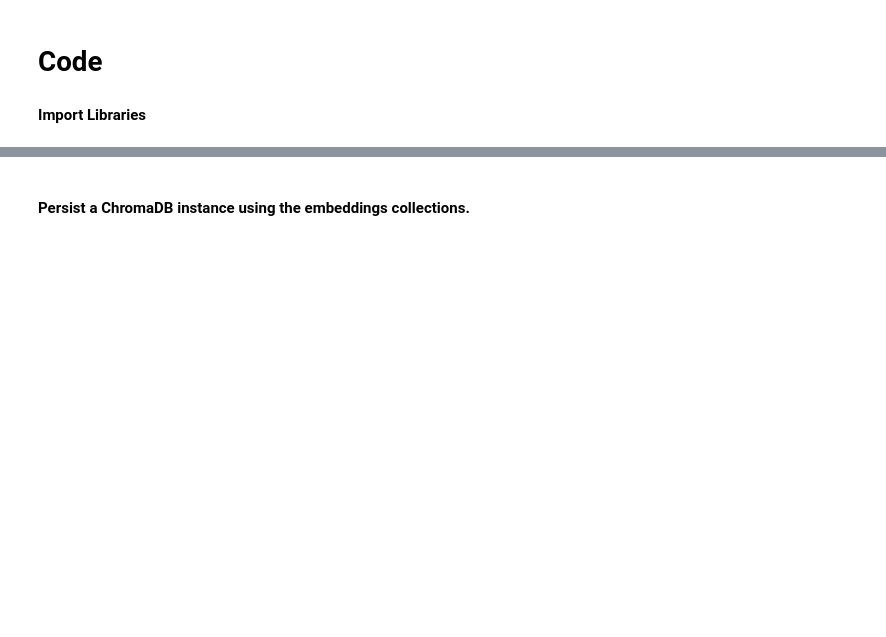
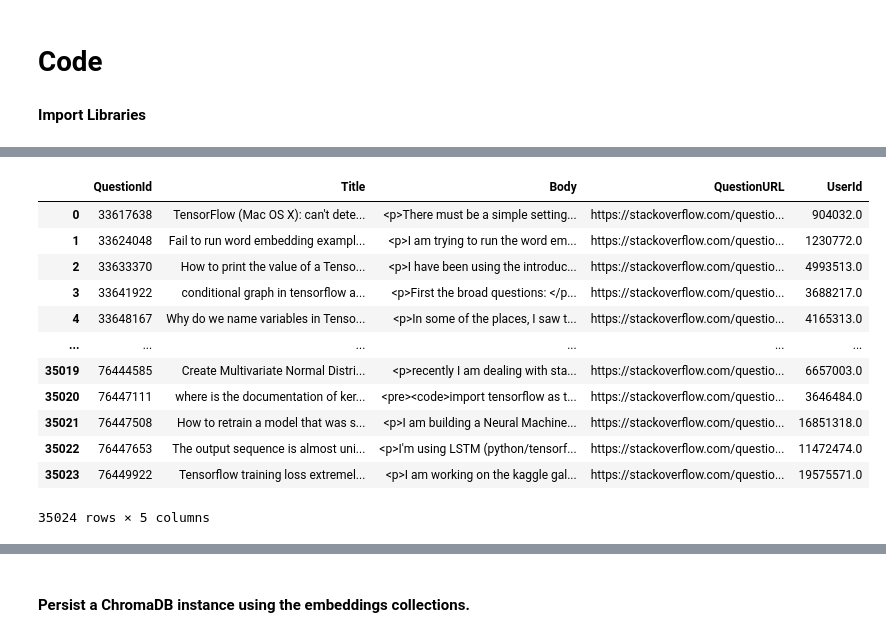
Before and after one commit to sharukat/docchameleon, a Jupyter notebook: doc_customizer_llm/customizer.ipynb, the cells around one changed output, grey strips where cells are left out. Saved outputs shown, nothing was run; the diff lists cells and outputs as text; code cells hidden in the pictures; blank space fills up the shorter version.

```diff
--- a/doc_customizer_llm/customizer.ipynb
+++ b/doc_customizer_llm/customizer.ipynb
@@ -118,0 +141,17 @@ mlflow.set_experiment("/Users/sharukat@gmail.com/DocumentCustomizer")
+# %%
+tf_api_ques = pd.read_csv(os.path.join(s.DATA_PATH, "tf_api_questions_v1.csv"))
+tf_api_ques
+# %% [output]
+|  | QuestionId | Title | Body | QuestionURL | UserId |
+| 0 | 33617638 | TensorFlow (Mac OS X): can't dete... | <p>There must be a simple setting... | https://stackoverflow.com/questio... | 904032.0 |
+| 1 | 33624048 | Fail to run word embedding exampl... | <p>I am trying to run the word em... | https://stackoverflow.com/questio... | 1230772.0 |
+| 2 | 33633370 | How to print the value of a Tenso... | <p>I have been using the introduc... | https://stackoverflow.com/questio... | 4993513.0 |
+| 3 | 33641922 | conditional graph in tensorflow a... | <p>First the broad questions: </p... | https://stackoverflow.com/questio... | 3688217.0 |
+| 4 | 33648167 | Why do we name variables in Tenso... | <p>In some of the places, I saw t... | https://stackoverflow.com/questio... | 4165313.0 |
+| ... | ... | ... | ... | ... | ... |
+| 35019 | 76444585 | Create Multivariate Normal Distri... | <p>recently I am dealing with sta... | https://stackoverflow.com/questio... | 6657003.0 |
+| 35020 | 76447111 | where is the documentation of ker... | <pre><code>import tensorflow as t... | https://stackoverflow.com/questio... | 3646484.0 |
+| 35021 | 76447508 | How to retrain a model that was s... | <p>I am building a Neural Machine... | https://stackoverflow.com/questio... | 16851318.0 |
+| 35022 | 76447653 | The output sequence is almost uni... | <p>I'm using LSTM (python/tensorf... | https://stackoverflow.com/questio... | 11472474.0 |
+| 35023 | 76449922 | Tensorflow training loss extremel... | <p>I am working on the kaggle gal... | https://stackoverflow.com/questio... | 19575571.0 |
+35024 rows × 5 columns
```
Also changed, not shown: parts of 18 cells of this notebook, 13 other files.
